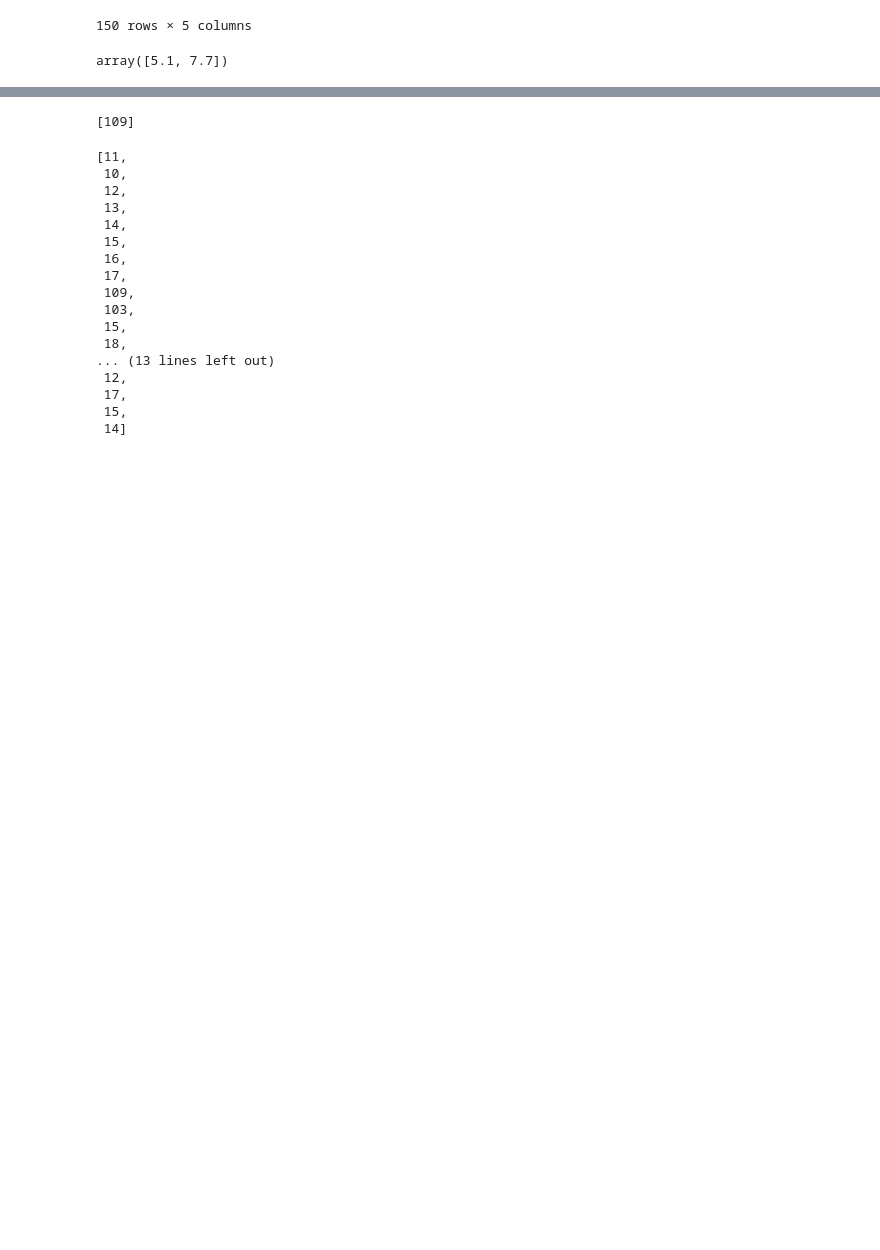
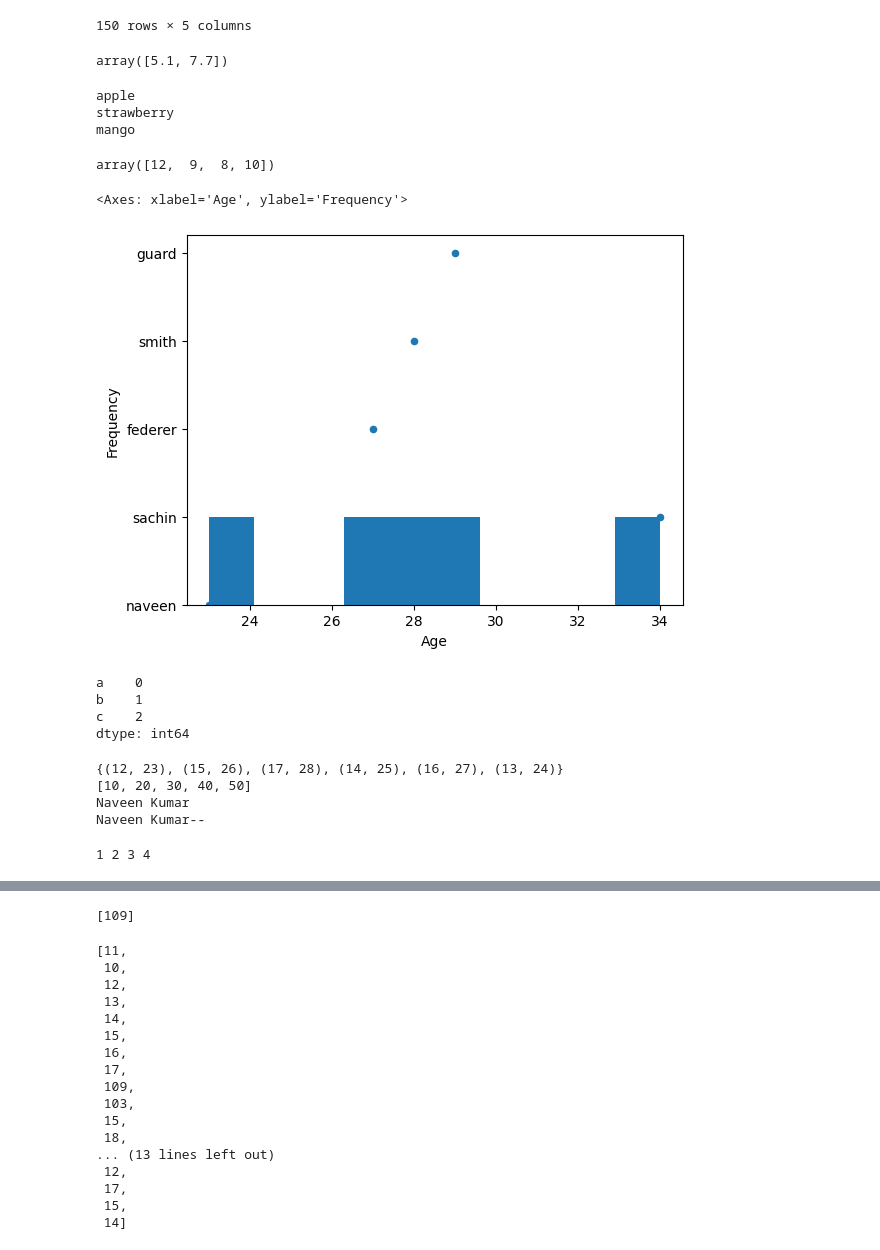
Before and after one commit to nav-kumar/Data-Analyst-Projects, a Jupyter notebook: Data Analysis using Python/StatisticsLearning.ipynb, the cells around one changed output, grey strips where cells are left out. Cells and saved outputs as stored; diff of their text form; code cells hidden in the pictures; blank space fills up the shorter version.

```diff
--- a/Data Analysis using Python/StatisticsLearning.ipynb
+++ b/Data Analysis using Python/StatisticsLearning.ipynb
@@ -84,3 +84,77 @@ df1
 np.percentile(df1['sepal_length'],[25,99])
 # %% [output]
 array([5.1, 7.7])
+# %%
+shopping_list=["apple","strawberry","mango"]
+for item in shopping_list:
+  print(item)
+# %% [output]
+apple
+strawberry
+mango
+# %%
+import numpy as np
+arr =np.array([6,3,2,4])
+reshaped_arr=arr.reshape(2,2)
+reshaped_arr
+sort_arr=np.sort(arr)
+sort_arr
+result=arr + 6
+result
+#product=arr*arr
+#product
+# %% [output]
+array([12,  9,  8, 10])
+# %%
+import pandas as pd
+data=[['a',1],['b',2],['c',3],['d',4],['e',5]]
+df=pd.DataFrame(data,columns=['alphabet','number'])
+age=[23,34,27,28,29]
+df['Age']=age
+Name=['naveen','sachin','federer','smith','guard']
+df['Name']=Name
+df.to_string()
+df.plot(kind='scatter',x='Age',y='Name')
+
+df['Age'].plot(kind='hist')
+# %% [output]
+<Axes: xlabel='Age', ylabel='Frequency'>
+[figure, added]
+# %%
+import pandas as pd
+import numpy as np
+data=np.array(['1','2','3','4'])
+s=pd.Series(data,index=[100,101,102,103])
+s
+data1={'a':0,'b':1,'c':2}
+s1=pd.Series(data1)
+s1
+# %% [output]
+a    0
+b    1
+c    2
+dtype: int64
+# %%
+lst1=[12,13,14,15,16,17]
+lst2=[23,24,25,26,27,28]
+x=zip(lst1,lst2)
+print(set(x))
+lst3=[10,20,20,30,30,40,50]
+del lst3[1]
+lst3.remove(30)
+print(lst3)
+str="--Naveen Kumar--"
+print(str.strip("-"))
+print(str.lstrip("-"))
+# %% [output]
+{(12, 23), (15, 26), (17, 28), (14, 25), (16, 27), (13, 24)}
+[10, 20, 30, 40, 50]
+Naveen Kumar
+Naveen Kumar--
+# %%
+lst=['1','2','3','4']
+s1=" "
+s1=s1.join(lst)
+print(s1)
+# %% [output]
+1 2 3 4
```
Also changed, not shown: parts of 12 cells of this notebook, 10 other files.
